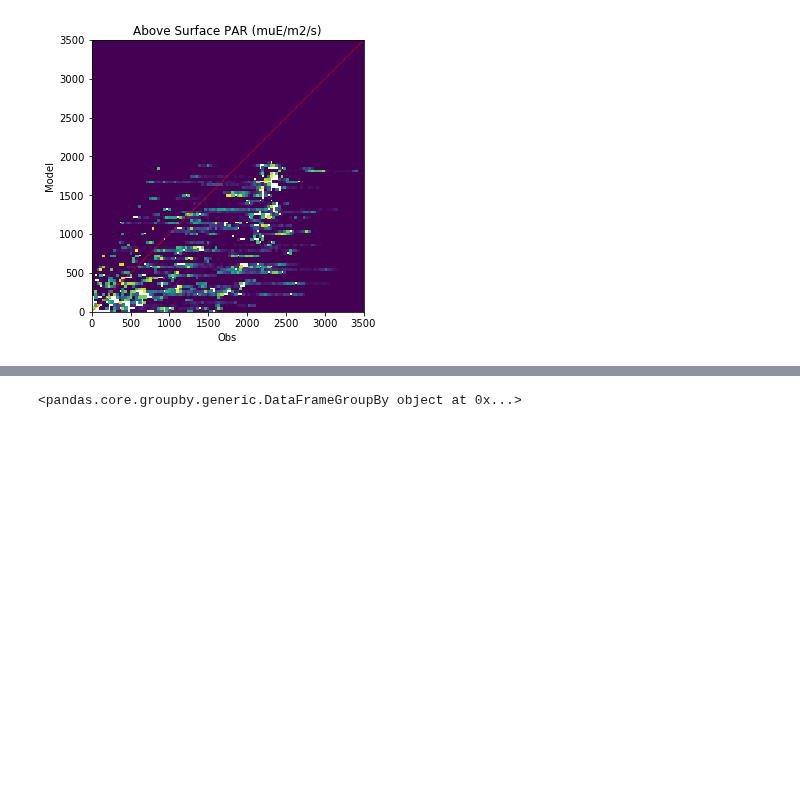
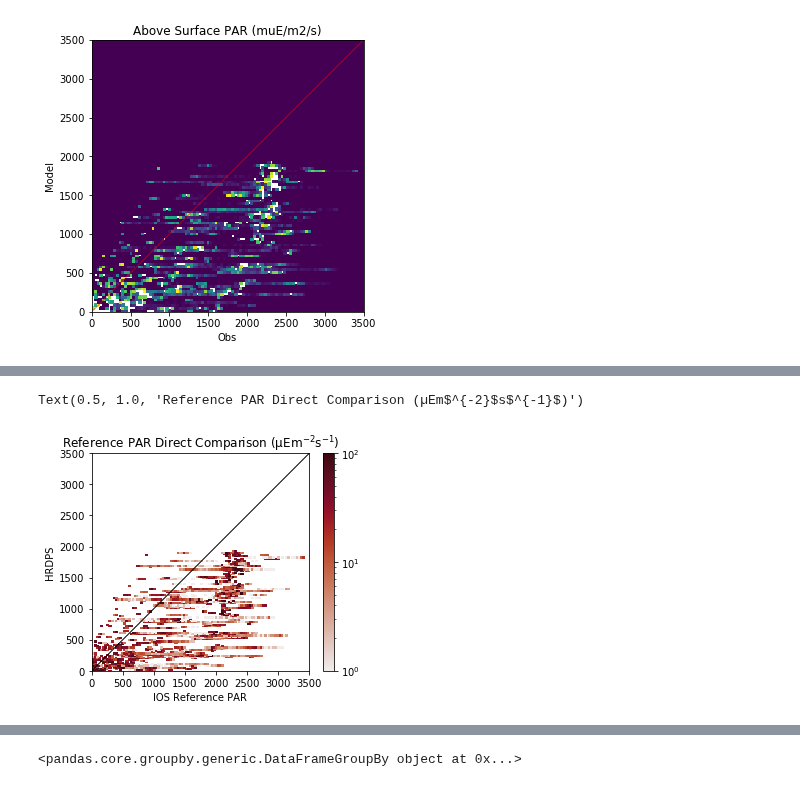
Before and after one commit to SalishSeaCast/analysis-elise-2, a Jupyter notebook: notebooks/PARPaper/eval/compPARForcing.ipynb, the cells around one changed output, grey strips where cells are left out. Saved outputs shown, nothing was run; the diff lists cells and outputs as text; code cells hidden in the pictures; blank space fills up the shorter version.

```diff
--- a/notebooks/PARPaper/eval/compPARForcing.ipynb
+++ b/notebooks/PARPaper/eval/compPARForcing.ipynb
@@ -197,0 +172,17 @@ Text(0.5, 1.0, 'PAR Direct Comparison: HC201812')
+# %%
+ii=(data['mod_solar']>=0)&(data['PARRef']>=0)
+fig,ax=plt.subplots(1,1,figsize=(5,4))
+yy=data.loc[ii,['mod_solar']].values
+xx=data.loc[ii,['PARRef']].values
+_,_,_,m=ax.hist2d(xx[:,0],yy[:,0],bins=100,norm=mpl.colors.LogNorm(), cmap=cmocean.cm.amp,vmin=1,vmax=10**2);
+fig.colorbar(m,ax=ax)
+ax.set_xlim(0,3500)
+ax.set_ylim(0,3500)
+ax.set_aspect(1)
+ax.plot((0,5000),(0,5000),'k-',lw=1)
+ax.set_ylabel('HRDPS')
+ax.set_xlabel('IOS Reference PAR')
+ax.set_title('Reference PAR Direct Comparison (µEm$^{-2}$s$^{-1}$)')
+# %% [output]
+Text(0.5, 1.0, 'Reference PAR Direct Comparison (µEm$^{-2}$s$^{-1}$)')
+[figure, added]
```
Also changed, not shown: parts of 17 cells of this notebook, 14 other files.
